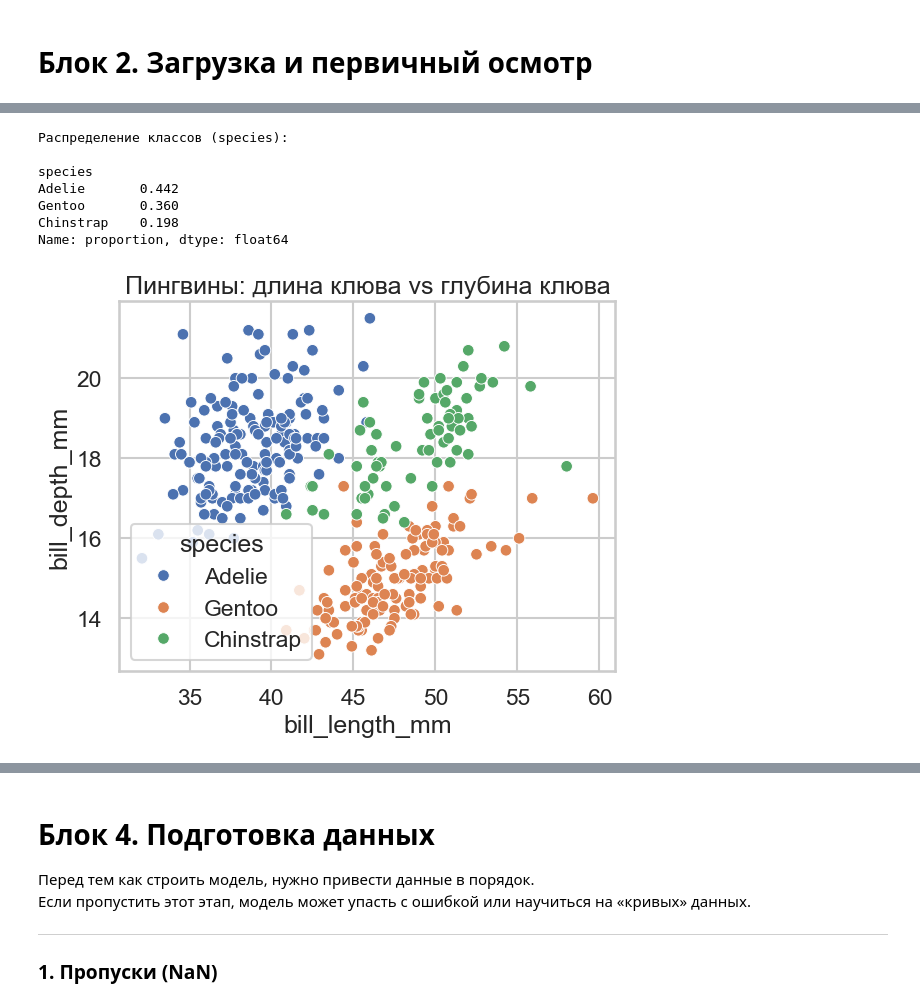
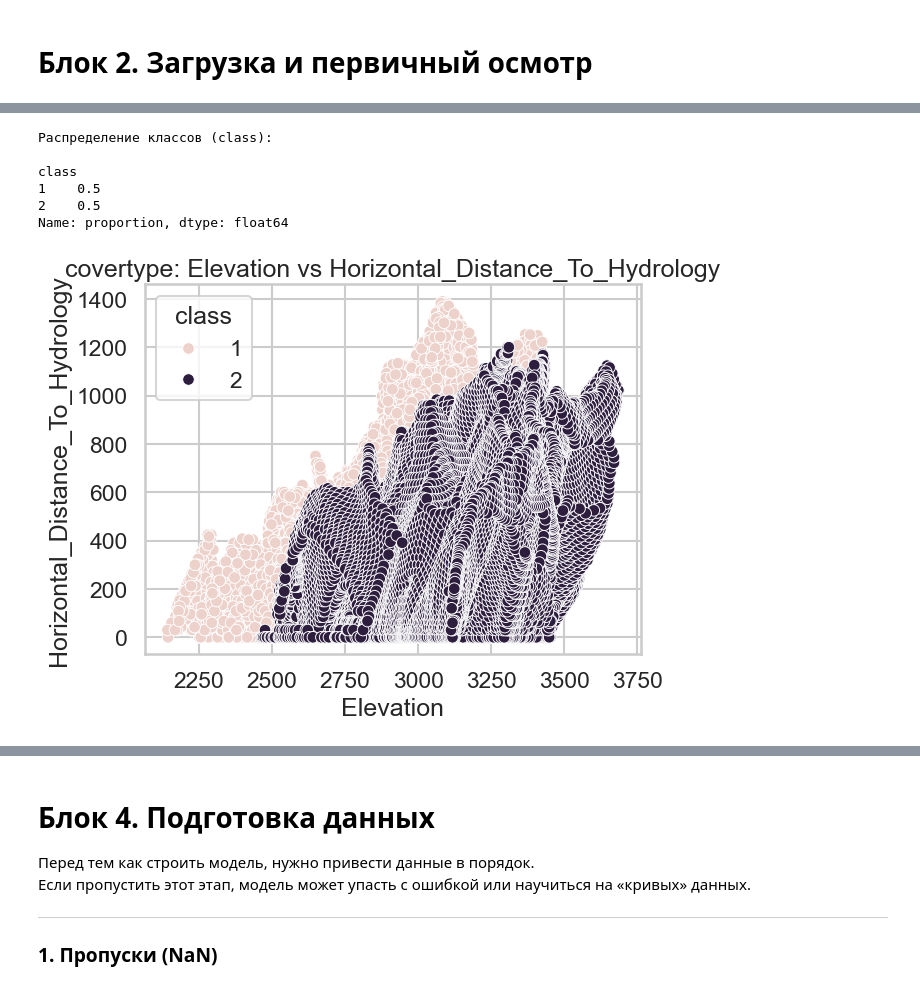
Before and after one commit to MiSTeR1995/Intro_in_ML, a Jupyter notebook: practice_1/1.ipynb, the cells around one changed output, grey strips where cells are left out. Drawn from its saved outputs; the diff is of its cells as text; code cells hidden in the pictures.

```diff
--- a/practice_1/1.ipynb
+++ b/practice_1/1.ipynb
@@ -55,7 +43,7 @@ sns.set_theme(context="talk", style="whitegrid")
 # ШАГ 1. Загрузить датасет HF.
 # -----------------------------
 # load_dataset скачает данные в локальный кэш и вернёт DatasetDict со сплитами (train/test и т.п.)
-dataset_dict = load_dataset("SIH/palmer-penguins")
+dataset_dict = load_dataset("polinaeterna/tabular-benchmark", 'clf_cat_covertype')
 
 # Выведем краткую сводку по сплитам (сколько строк в каждом).
 print("Сплиты и количество объектов:", {split_name: len(dataset_dict[split_name]) for split_name in dataset_dict})
@@ -68,9 +56,9 @@ print(dataset_dict["train"].features)
 # -----------------------------
 # ШАГ 2. Перевести train-часть в pandas для удобного EDA.
 # -----------------------------
-penguins_dataframe = dataset_dict["train"].to_pandas()
+covertype_dataframe = dataset_dict["train"].to_pandas()
 
 # Проверим размер и список колонок.
-print("\nРазмер таблицы (строки, колонки):", penguins_dataframe.shape)
-print("Колонки:", sorted(penguins_dataframe.columns.tolist()))
+print("\nРазмер таблицы (строки, колонки):", covertype_dataframe.shape)
+print("Колонки:", sorted(covertype_dataframe.columns.tolist()))
 # %% [output]
@@ -264,45 +245,46 @@ stats_table
 # %%
-# === ШАГ 4. Распределение целевой переменной (species) ===
+# === ШАГ 4. Распределение целевой переменной (class) ===
 # .value_counts() считает количество объектов каждого класса.
 # Параметр normalize=True возвращает доли (а не абсолютные числа).
 # .round(3) округляет до 3 знаков после запятой.
-print("\nРаспределение классов (species):\n")
-print(penguins_dataframe["species"].value_counts(normalize=True).round(3))
+print(f"\nРаспределение классов ({target_column}):\n")
+print(covertype_dataframe[target_column].value_counts(normalize=True).round(3))
+
+# TODO: edit comments ^^^vvv
 
 # Зачем смотреть?
 # - Если один класс сильно перевешивает остальные, модель может "читерить":
 #   всегда предсказывать самый популярный класс и получать высокую точность (accuracy).
 # - Например, если 70% пингвинов = Adelie, модель с accuracy=0.7 может просто
 #   всегда отвечать "Adelie" и казаться "умной".
 # - Поэтому нужно заранее знать баланс классов и выбирать адекватные метрики
 #   (например, F1-score, ROC-AUC), а не слепо доверять accuracy.
 
 # === ШАГ 5. Визуальная проверка разделимости (bill_length vs bill_depth) ===
 # Строим scatterplot: каждая точка = один пингвин.
 # - по оси X: длина клюва (bill_length_mm),
 # - по оси Y: глубина клюва (bill_depth_mm),
 # - цвет точки: вид пингвина (species).
 sns.scatterplot(
-    data=penguins_dataframe,
-    x="bill_length_mm",
-    y="bill_depth_mm",
-    hue="species", # покрасим точки, чтобы понимать какой класс
+    data=covertype_dataframe,
+    x="Elevation",
+    y="Horizontal_Distance_To_Hydrology",
+    hue=target_column, # покрасим точки, чтобы понимать какой класс
     s=70   # размер точек
 )
-plt.title("Пингвины: длина клюва vs глубина клюва")
+plt.title("covertype: Elevation vs Horizontal_Distance_To_Hydrology")
 plt.show()
 
 # Что видно:
 # - Виды образуют группы (кластеры).
-# - Например, у Adelie клюв короткий и глубокий, а у Gentoo длинный и узкий.
+# - Например, представители 1-го класса располагаются ниже, но могут находиться дальше от воды.
 # - Это значит, что признаки реально помогают разделять классы → задача ML осмысленна.
 # %% [output]
-Распределение классов (species):
+Распределение классов (class):
 
-species
-Adelie       0.442
-Gentoo       0.360
-Chinstrap    0.198
+class
+1    0.5
+2    0.5
 Name: proportion, dtype: float64
-[figure, old version]
+[figure, new version]
 # %%
```
Also changed, not shown: parts of 19 cells of this notebook.
